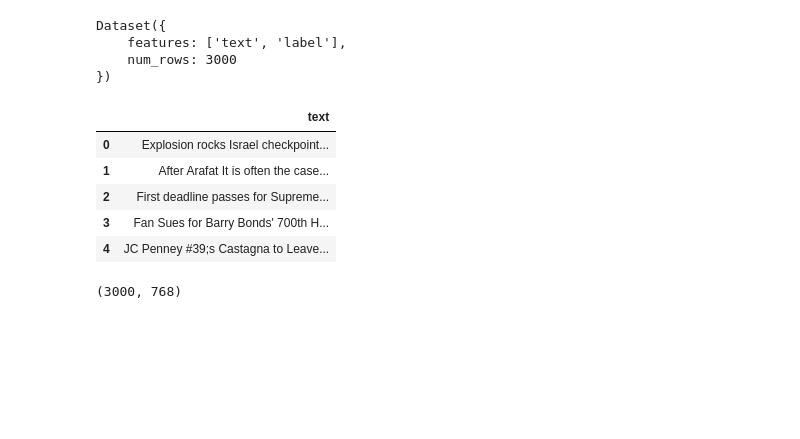
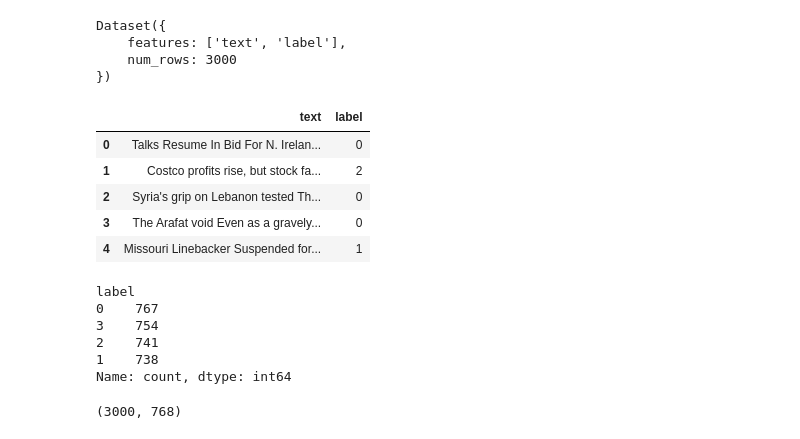
Before and after one commit to fangyuanlin2002/s-news, a Jupyter notebook: demo_clustering.ipynb, the cells around one changed output. Drawn from its saved outputs; the diff is of its cells as text; code cells hidden in the pictures; blank space fills up the shorter version.

```diff
--- a/clustering.ipynb
+++ b/demo_clustering.ipynb
@@ -38,15 +38,26 @@ Dataset({
 })
 # %%
 # convert dataset to pandas dataframe
-df = pd.DataFrame(dataset_subset).drop("label", axis=1)
+# df = pd.DataFrame(dataset_subset).drop("label", axis=1)
+df = pd.DataFrame(dataset_subset)
 df.head()
 # %% [output]
-|  | text |
-| 0 | Explosion rocks Israel checkpoint... |
-| 1 | After Arafat It is often the case... |
-| 2 | First deadline passes for Supreme... |
-| 3 | Fan Sues for Barry Bonds' 700th H... |
-| 4 | JC Penney #39;s Castagna to Leave... |
+|  | text | label |
+| 0 | Talks Resume In Bid For N. Irelan... | 0 |
+| 1 | Costco profits rise, but stock fa... | 2 |
+| 2 | Syria's grip on Lebanon tested Th... | 0 |
+| 3 | The Arafat void Even as a gravely... | 0 |
+| 4 | Missouri Linebacker Suspended for... | 1 |
+# %%
+# Label distribution
+print(df.label.value_counts())
+# %% [output]
+label
+0    767
+3    754
+2    741
+1    738
+Name: count, dtype: int64
 # %%
 # download the sentence embeddings model
 embedder = SentenceTransformer('all-mpnet-base-v2')
```
Also changed, not shown: 3 other files.
